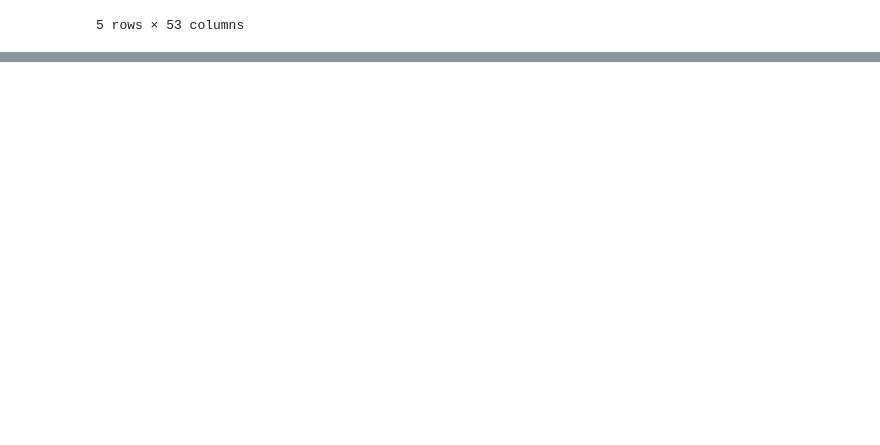
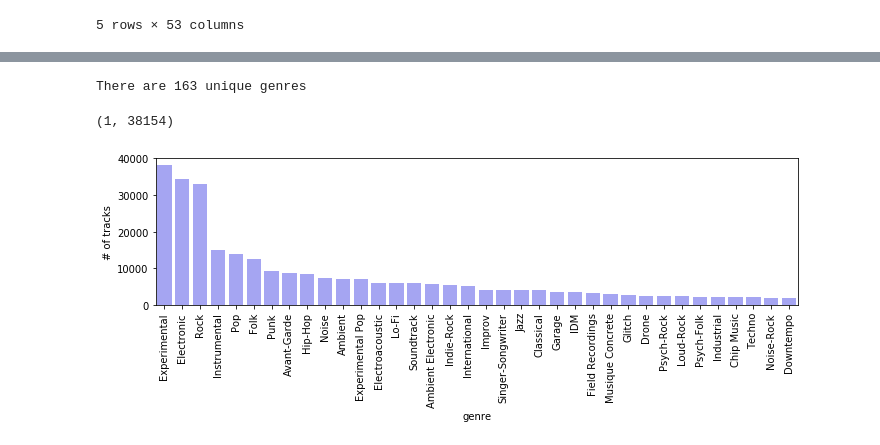
Before and after one commit to kikwon/fma_project, a Jupyter notebook: EDA.ipynb, the cells around one changed output, grey strips where cells are left out. Drawn from its saved outputs; the diff is of its cells as text; code cells hidden in the pictures; blank space fills up the shorter version.

```diff
--- a/EDA.ipynb
+++ b/EDA.ipynb
@@ -22,0 +72,19 @@ tracks.head()
+# %%
+print("There are", len(genres['title'].unique()), "unique genres")
+# %% [output]
+There are 163 unique genres
+# %%
+# number of tracks per genre
+x = genres[genres['#tracks'] > 2000].sort_values('#tracks', ascending=False)
+plt.figure(figsize=(10, 4))
+p = sns.barplot('title', '#tracks', data=d, color='b', alpha=0.4)
+p.set_xlabel('genre')
+p.set_ylabel('# of tracks')
+plt.xticks(rotation=90)
+plt.tight_layout()
+# plt.savefig('genre_distribution.pdf')
+
+genres.loc[genres['#tracks'] > 0, '#tracks'].min(), genres['#tracks'].max()
+# %% [output]
+(1, 38154)
+[figure, added]
```
Also changed, not shown: parts of 11 cells of this notebook.
